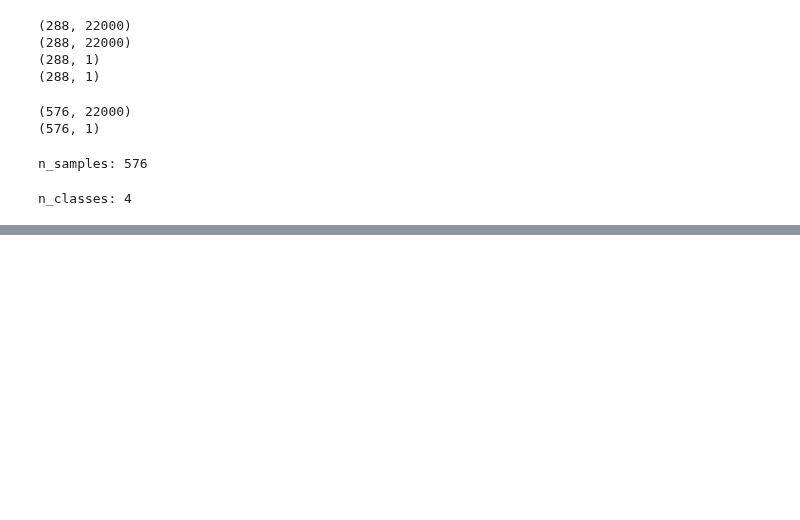
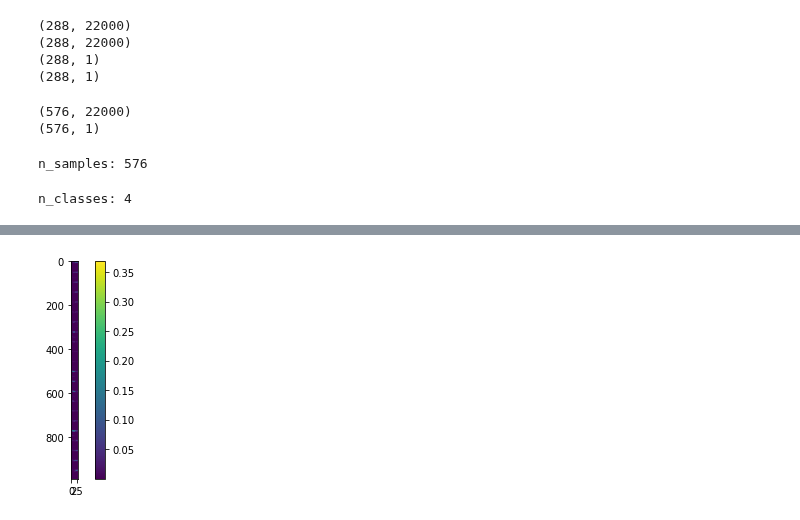
Before and after one commit to EdgarMoyete/Deep-Learning-BCI-IV-2a, a Jupyter notebook: Espectros-STFT/STFT-CNN-CV.ipynb, the cells around one changed output, grey strips where cells are left out. Cells and saved outputs as stored; diff of their text form; code cells hidden in the pictures; blank space fills up the shorter version.

```diff
--- a/Espectros-STFT/STFT-CNN-CV.ipynb
+++ b/Espectros-STFT/STFT-CNN-CV.ipynb
@@ -36,10 +35,10 @@ K.image_data_format()
 # %% [output]
 'channels_last'
 # %%
-x_train = pd.read_csv("/content/drive/My Drive/BCI-IV-2a/RAW/MI-EEG-A09T.csv", header=None)
-x_test = pd.read_csv("/content/drive/My Drive/BCI-IV-2a/RAW/MI-EEG-A09E.csv", header=None)
-y_train = pd.read_csv("/content/drive/My Drive/BCI-IV-2a/RAW/EtiquetasA09T.csv", header=None)
-y_test = pd.read_csv("/content/drive/My Drive/BCI-IV-2a/RAW/EtiquetasA09E.csv", header=None)
+x_train = pd.read_csv("/content/drive/My Drive/BCI-IV-2a/Datos/MI-EEG-A09T.csv", header=None)
+x_test = pd.read_csv("/content/drive/My Drive/BCI-IV-2a/Datos/MI-EEG-A09E.csv", header=None)
+y_train = pd.read_csv("/content/drive/My Drive/BCI-IV-2a/Datos/EtiquetasA09T.csv", header=None)
+y_test = pd.read_csv("/content/drive/My Drive/BCI-IV-2a/Datos/EtiquetasA09E.csv", header=None)
 # %%
 print(x_train.shape)
 print(x_test.shape)
@@ -82,17 +81,18 @@ y_categorical = to_categorical(y)
 # %%
 #unir 22 canales y resize de tamaño proporcional
-def unir_espectrogramas_vertical_resize(data):
-  dim = (8, 264) #ancho, alto
+def unir_espectrogramas_vertical(data):
   fs = 250
-  datos = np.zeros((576,264,8))
-  temporal = np.zeros((528,4))
+  datos = np.zeros((data.shape[0],990,31))
+  temporal = np.zeros((990,31))
   for i in range(data.shape[0]): #288 muestras
     for j in range(22): #22 canales
       sig = data.iloc[i, j*1000:(j+1)*1000]
-      f, t, Sxx = spectrogram(sig, fs) #espectrograma de STFFT
-      temporal[j*24:(j+1)*24, :] = Sxx[8:32, :]
-    resized = cv2.resize(temporal, dim, interpolation=cv2.INTER_AREA)
-    datos[i] = resized
+      #sig = sig[124:624]
+      #espectrograma de STFFT
+      f, t, Sxx = spectrogram(sig, fs=250, window='hann', nperseg=250,
+                              noverlap=225, nfft=500, scaling='spectrum')
+      temporal[j*45:(j+1)*45, :] = Sxx[16:61, :]
+    datos[i] = temporal
     if i % 100 == 0: #esto solo es para ver como avanza
       print(i)
   return datos
@@ -135,3 +141,10 @@ print(np.mean(x))
+# %%
+plt.figure()
+plt.imshow(x[0])
+plt.colorbar()
+plt.show()
+# %% [output]
+[figure, added]
 # %%
 #convertir de 3D a 4D
 x = x.reshape((x.shape[0], x.shape[1], x.shape[2], 1))
```
Also changed, not shown: parts of 15 cells of this notebook, 12 other files.
